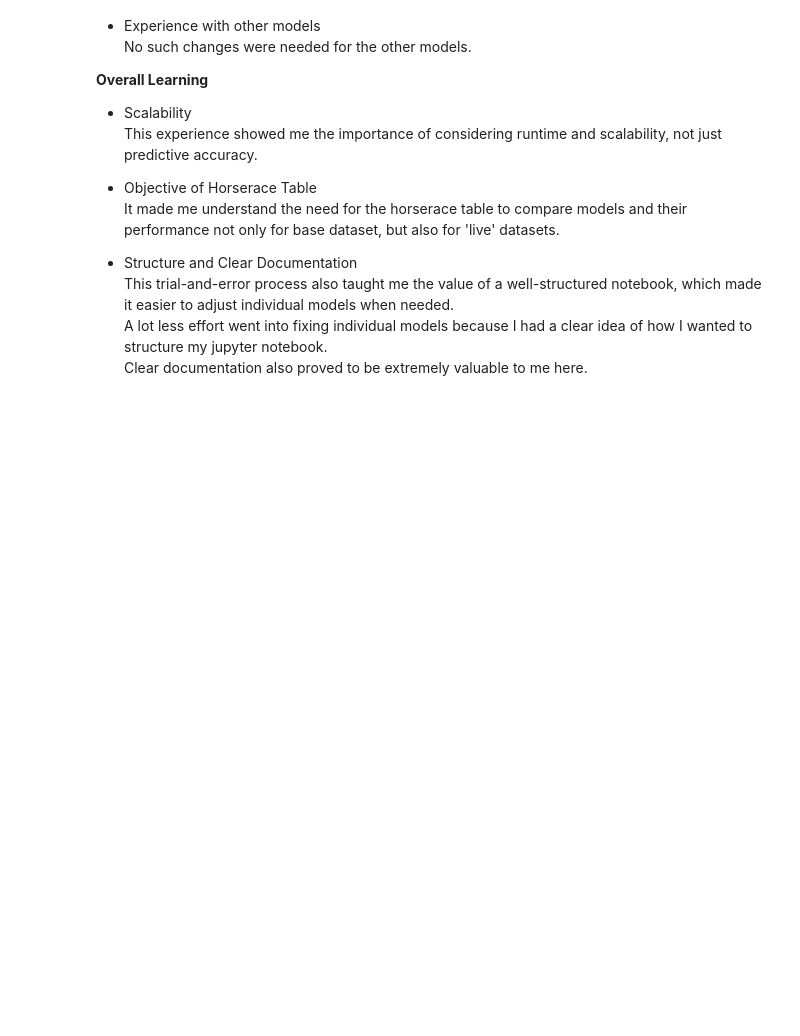
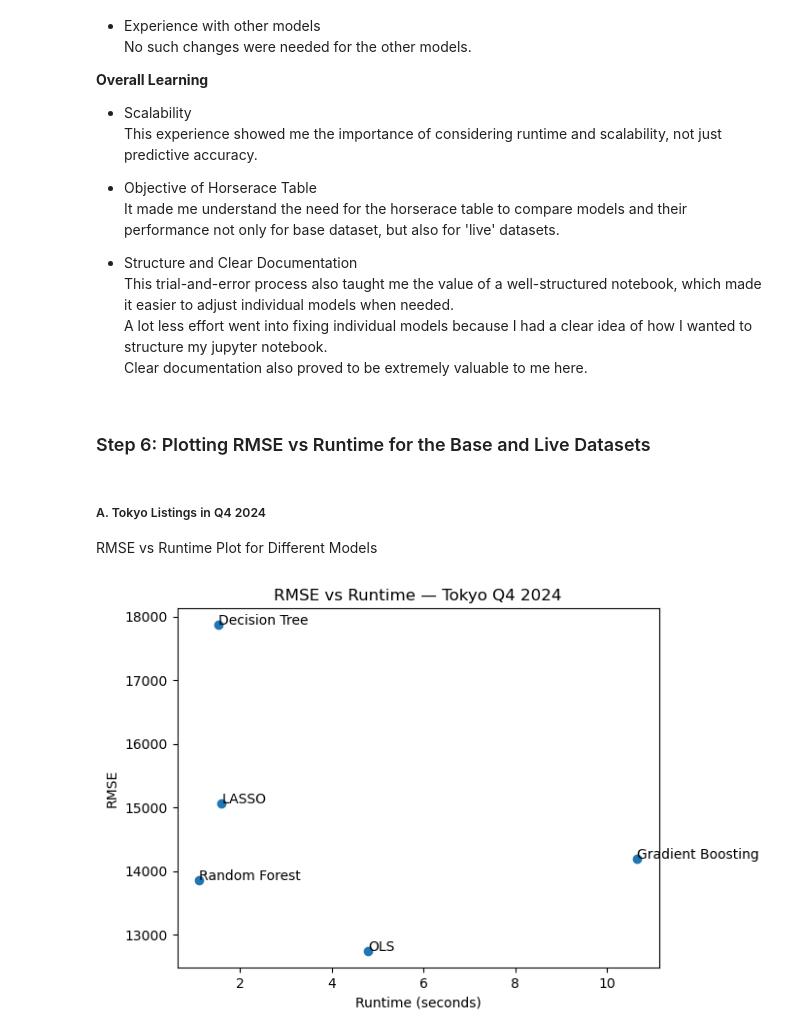
Before and after one commit to zarizachow/Data-Analysis-3, a Jupyter notebook: Assignment-1/chowdhury_zariza_assignment_1_code.ipynb, the cells around one changed output. Cells and saved outputs as stored; diff of their text form; code cells hidden in the pictures; blank space fills up the shorter version.

```diff
--- a/Assignment-1/chowdhury_zariza_assignment_1_code.ipynb
+++ b/Assignment-1/chowdhury_zariza_assignment_1_code.ipynb
@@ -432,5 +442,7 @@ Final feature shape: (21058, 49)
 # %%
 # LASSO model
+
+start_time_lasso = time.time()
 
 # Train-test split (using the restricted X, y)
 X_train, X_test, y_train, y_test = train_test_split(
@@ -479,6 +491,9 @@ y_pred_lasso = lasso_model.predict(X_test)
 
 # Evaluation (RMSE)
 rmse_lasso = np.sqrt(mean_squared_error(y_test, y_pred_lasso))
+runtime_lasso = time.time() - start_time_lasso
+
 print("LASSO Model RMSE:", rmse_lasso)
+print("LASSO Model Runtime (s):", round(runtime_lasso, 2))
 # %% [output]
 LASSO Model RMSE: 15064.244563773585
@@ -490,6 +506,8 @@ LASSO Model RMSE: 15064.244563773585
 - Evaluate performance on the test set (RMSE)
 # %%
 # Random Forest model
+
+start_time_rf = time.time()
 
 # Train-test split (using the same working X, y)
 X_train, X_test, y_train, y_test = train_test_split(
@@ -542,5 +560,8 @@ y_pred_rf = rf_model.predict(X_test)
 
 # Evaluation (RMSE)
 rmse_rf = np.sqrt(mean_squared_error(y_test, y_pred_rf))
+runtime_rf = time.time() - start_time_rf
+
 print("Random Forest Model RMSE:", rmse_rf)
+print("Random Forest Model Runtime (s):", round(runtime_rf, 2))
 # %% [output]
@@ -552,6 +574,8 @@ Random Forest Model RMSE: 13867.28701676302
 - **Reason for choosing this model**: This is common boosting method used in class that performs well on tabular data and allows feature importance analysis
 # %%
 # Gradient Boosting model
+
+start_time_gb = time.time()
 
 # Train-test split (using the same working X, y)
 X_train, X_test, y_train, y_test = train_test_split(
@@ -599,5 +623,8 @@ y_pred_gb = gb_model.predict(X_test)
 
 # Evaluation (RMSE)
 rmse_gb = np.sqrt(mean_squared_error(y_test, y_pred_gb))
+runtime_gb = time.time() - start_time_gb
+
 print("Gradient Boosting Model RMSE:", rmse_gb)
+print("Gradient Boosting Model Runtime (s):", round(runtime_gb, 2))
 # %% [output]
@@ -609,6 +637,8 @@ Gradient Boosting Model RMSE: 14187.44720172246
 - **Reason for choosing the model**: This is a simple tree-based model which provides a clear baseline to compare with ensemble methods
 # %%
 # Decision Tree model (CART)
+
+start_time_dt = time.time()
 
 # Train-test split (using the same working X, y)
 X_train, X_test, y_train, y_test = train_test_split(
@@ -656,5 +686,8 @@ y_pred_dt = dt_model.predict(X_test)
 
 # Evaluation (RMSE)
 rmse_dt = np.sqrt(mean_squared_error(y_test, y_pred_dt))
+runtime_dt = time.time() - start_time_dt
+
 print("Decision Tree Model RMSE:", rmse_dt)
+print("Decision Tree Model Runtime (s):", round(runtime_dt, 2))
 # %% [output]
@@ -2116,3 +1791,53 @@ While building the models, I faced runtime issues, mainly with the Random Forest
     This trial-and-error process also taught me the value of a well-structured notebook, which made it easier to adjust individual models when needed.
     A lot less effort went into fixing individual models because I had a clear idea of how I wanted to structure my jupyter notebook.
     Clear documentation also proved to be extremely valuable to me here.
+# %% [markdown]
+### Step 6: Plotting RMSE vs Runtime for the Base and Live Datasets
+# %% [markdown]
+##### A. Tokyo Listings in Q4 2024
+
+RMSE vs Runtime Plot for Different Models
+# %%
+# Ensure Plots directory exists
+os.makedirs("Plots", exist_ok=True)
+
+models = [
+    "OLS",
+    "LASSO",
+    "Random Forest",
+    "Gradient Boosting",
+    "Decision Tree"
+]
+
+rmse_tokyo_q4_2024 = [
+    rmse_ols,
+    rmse_lasso,
+    rmse_rf,
+    rmse_gb,
+    rmse_dt
+]
+
+runtime_tokyo_q4_2024 = [
+    runtime_ols,
+    runtime_lasso,
+    runtime_rf,
+    runtime_gb,
+    runtime_dt
+]
+
+plt.figure()
+plt.scatter(runtime_tokyo_q4_2024, rmse_tokyo_q4_2024)
+
+for i, model in enumerate(models):
+    plt.text(runtime_tokyo_q4_2024[i], rmse_tokyo_q4_2024[i], model)
+
+plt.xlabel("Runtime (seconds)")
+plt.ylabel("RMSE")
+plt.title("RMSE vs Runtime — Tokyo Q4 2024")
+
+# Save plot (overwrite if exists)
+plt.savefig("Plots/rmse-vs-runtime_tokyo_q4_2024.png", bbox_inches="tight")
+
+plt.show()
+# %% [output]
+[figure, added]
```
Also changed, not shown: parts of 31 cells of this notebook, 7 other files.
